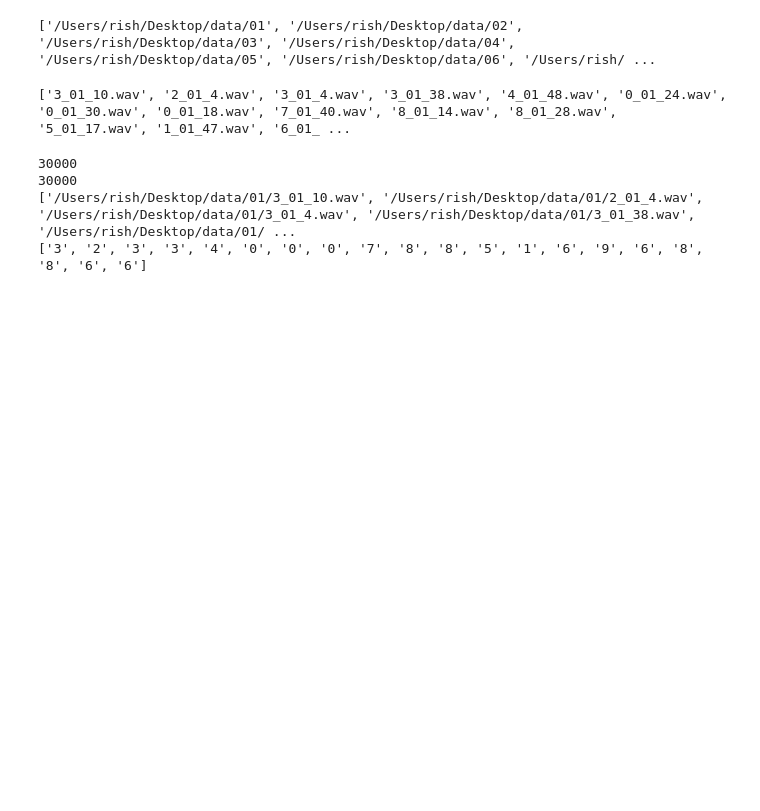
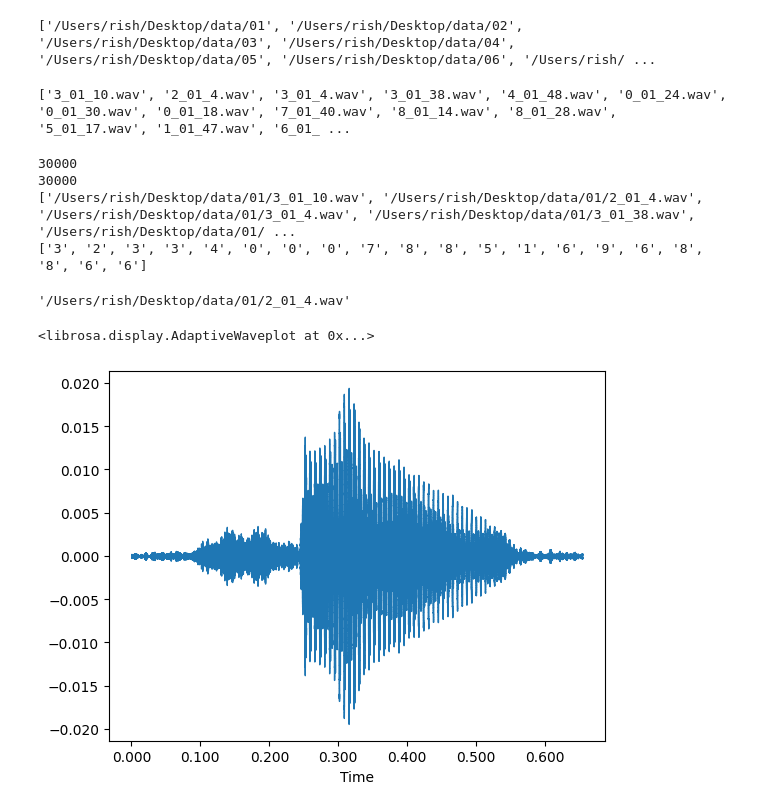
Before and after one commit to mrrkdas/Audio-Classification-with-RNN, a Jupyter notebook: getting-to-know-the-audio.ipynb, the cells around one changed output. Cells and saved outputs as stored; diff of their text form; code cells hidden in the pictures; blank space fills up the shorter version.

Commit message:
waveform plot

```diff
--- a/getting-to-know-the-audio.ipynb
+++ b/getting-to-know-the-audio.ipynb
@@ -48,3 +48,13 @@ print(Y[:20])
 30000
 ['/Users/rish/Desktop/data/01/3_01_10.wav', '/Users/rish/Desktop/data/01/2_01_4.wav', '/Users/rish/Desktop/data/01/3_01_4.wav', '/Users/rish/Desktop/data/01/3_01_38.wav', '/Users/rish/Desktop/data/01/ ...
 ['3', '2', '3', '3', '4', '0', '0', '0', '7', '8', '8', '5', '1', '6', '9', '6', '8', '8', '6', '6']
+# %%
+X[1]
+# %% [output]
+'/Users/rish/Desktop/data/01/2_01_4.wav'
+# %%
+y, sr = librosa.load(X[5])
+librosa.display.waveshow(y, sr = sr)
+# %% [output]
+<librosa.display.AdaptiveWaveplot at 0x...>
+[figure, added]
```
